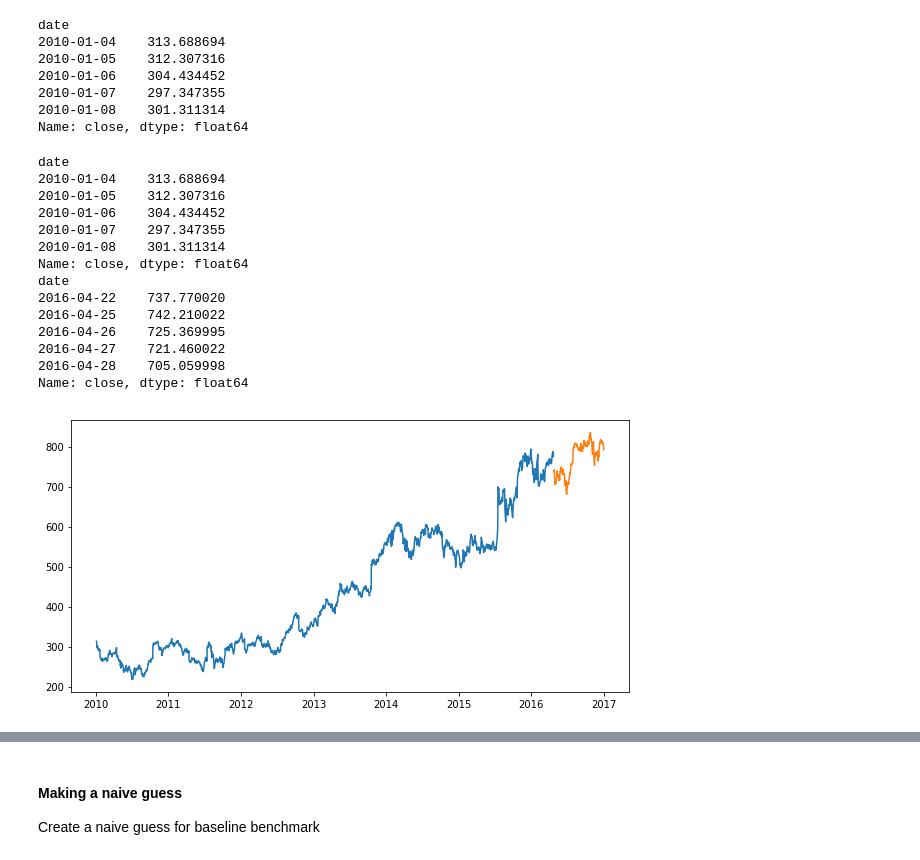
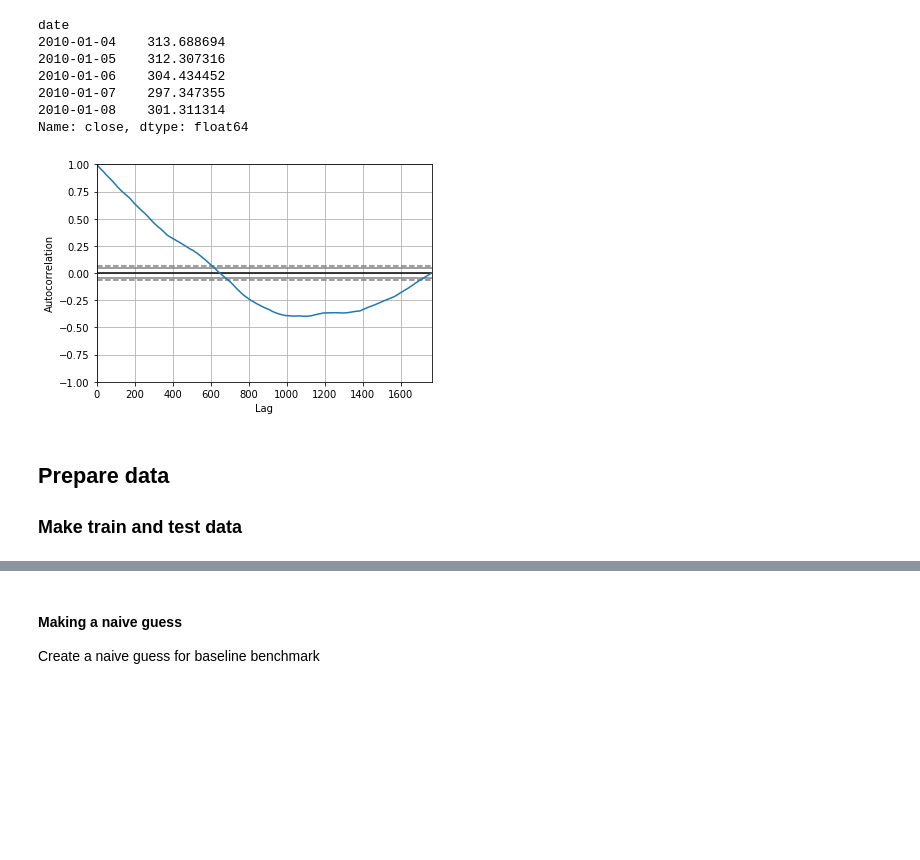
Before and after one commit to vhquang/machine-learning, a Jupyter notebook: stock-price.ipynb, the cells around one changed output, grey strips where cells are left out. Cells and saved outputs as stored; diff of their text form; code cells hidden in the pictures; blank space fills up the shorter version.

Commit message:
function to make step window, and normalize data

```diff
--- a/stock-price.ipynb
+++ b/stock-price.ipynb
@@ -62,8 +67,8 @@ def get_stock_price(ticker: str):
     company.drop(['date', 'symbol'], axis=1, inplace=True)
     return company
 
-data = get_stock_price('GOOGL')
-data.head()
+google_raw = get_stock_price('GOOGL')
+google_raw.head()
 # %% [output]
 |  | open | close | low | high | volume |
 | date |  |  |  |  |  |
@@ -73,13 +78,11 @@ data.head()
 | 2010-01-07 | 305.005009 | 297.347355 | 296.621617 | 305.305302 | 12815700.0 |
 | 2010-01-08 | 296.296299 | 301.311314 | 294.849857 | 301.926945 | 9439100.0 |
 # %%
-price_close = data['close'].copy()
-# ignore the time-series index for this first iteration
-# price_close.reset_index(drop=True, inplace=True)
+price_close = google_raw['close'].copy()
 plt.figure(figsize=(10, 5))
 plt.plot(price_close)
 plt.show()
-price_close.head()
+print(price_close.head())
 # %% [output]
 [figure]
 date
@@ -89,6 +92,21 @@ date
 2010-01-07    297.347355
 2010-01-08    301.311314
 Name: close, dtype: float64
+# %%
+# we drop the time index and just use the data as sequence
+price_array = np.array(price_close)
+# %%
+from pandas.plotting import autocorrelation_plot
+# TODO how is the autocorrelation relate to the data?
+autocorrelation_plot(price_array)
+plt.show()
+# %% [output]
+[figure, added]
+# %% [markdown]
+## Prepare data
+
+
+### Make train and test data
 # %%
 TEST_RATIO = 0.9
 
@@ -96,25 +114,4 @@ def split(data, ratio: float):
     m = round(len(data) * ratio)
     return data[:m], data[m:]
 
-train_range, test_range = split(price_close, TEST_RATIO)
-plt.figure(figsize=(10, 5))
-plt.plot(train_range)
-print(train_range.head())
-plt.plot(test_range)
-print(test_range.head())
+train_data, test_data = split(price_array, TEST_RATIO)
-# %% [output]
-date
-2010-01-04    313.688694
-2010-01-05    312.307316
-2010-01-06    304.434452
-2010-01-07    297.347355
-2010-01-08    301.311314
-Name: close, dtype: float64
-date
-2016-04-22    737.770020
-2016-04-25    742.210022
-2016-04-26    725.369995
-2016-04-27    721.460022
-2016-04-28    705.059998
-Name: close, dtype: float64
-[figure, removed]
```
Also changed, not shown: parts of 19 cells of this notebook, 1 other file.
